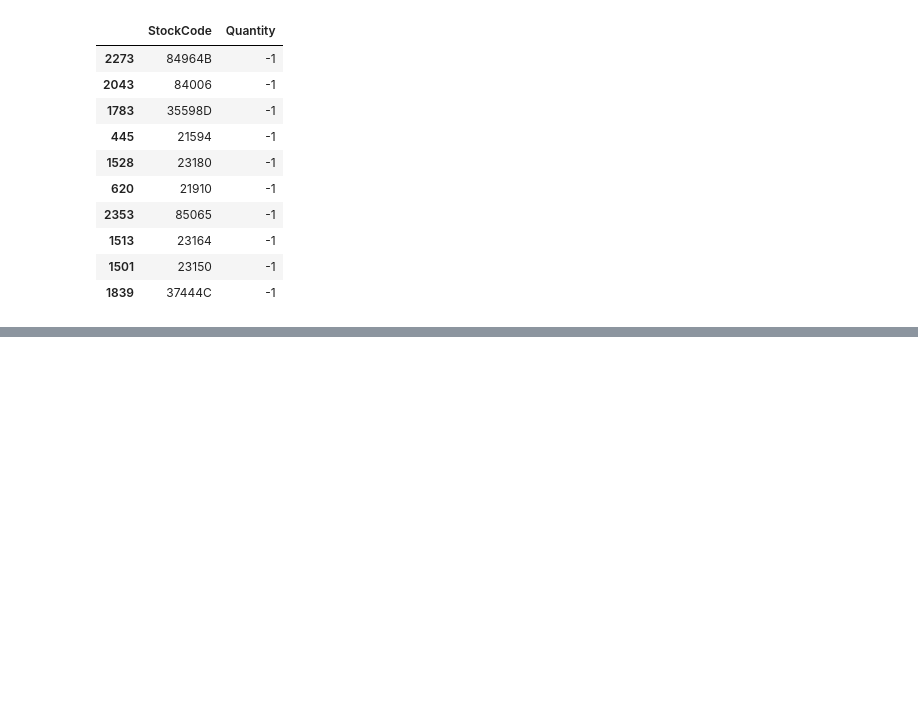
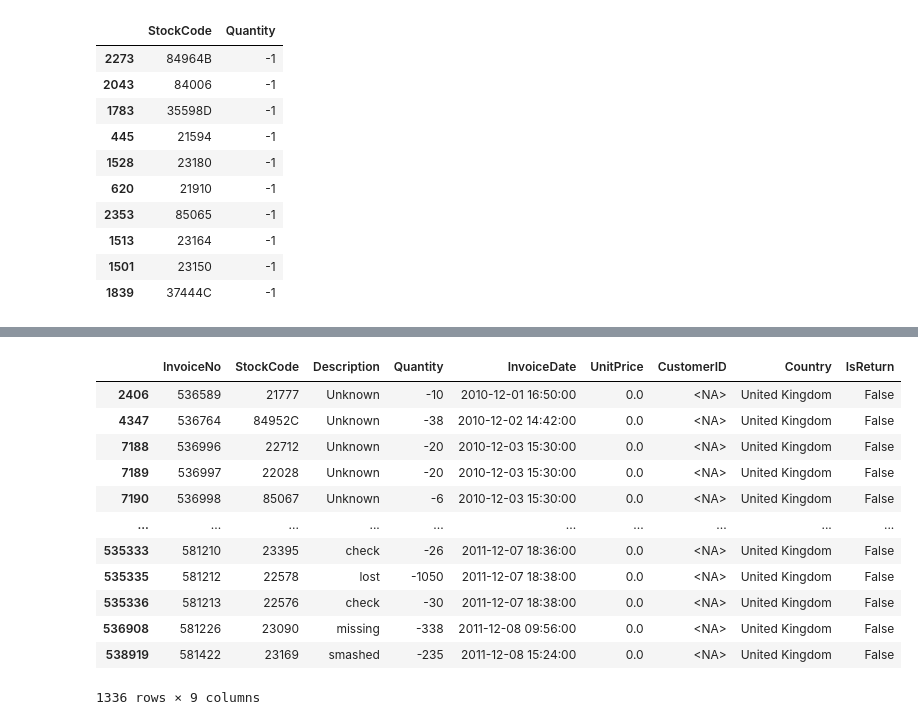
Before and after one commit to zazauserr/Data_Analyst_Pet_Projects, a Jupyter notebook: E-Commerce/project.ipynb, the cells around one changed output, grey strips where cells are left out. Drawn from its saved outputs; the diff is of its cells as text; code cells hidden in the pictures; blank space fills up the shorter version.

```diff
--- a/E-Commerce/project.ipynb
+++ b/E-Commerce/project.ipynb
@@ -178,0 +181,2 @@ df = df[df['UnitPrice'] >= 0]
+# %%
+df.loc[:, 'Description'] = df['Description'].fillna('Unknown')
@@ -178,0 +222,16 @@ df = df[df['UnitPrice'] >= 0]
+# %%
+df[df['Quantity'] < 0]
+# %% [output]
+|  | InvoiceNo | StockCode | Description | Quantity | InvoiceDate | UnitPrice | CustomerID | Country | IsReturn |
+| 2406 | 536589 | 21777 | Unknown | -10 | 2010-12-01 16:50:00 | 0.0 | <NA> | United Kingdom | False |
+| 4347 | 536764 | 84952C | Unknown | -38 | 2010-12-02 14:42:00 | 0.0 | <NA> | United Kingdom | False |
+| 7188 | 536996 | 22712 | Unknown | -20 | 2010-12-03 15:30:00 | 0.0 | <NA> | United Kingdom | False |
+| 7189 | 536997 | 22028 | Unknown | -20 | 2010-12-03 15:30:00 | 0.0 | <NA> | United Kingdom | False |
+| 7190 | 536998 | 85067 | Unknown | -6 | 2010-12-03 15:30:00 | 0.0 | <NA> | United Kingdom | False |
+| ... | ... | ... | ... | ... | ... | ... | ... | ... | ... |
+| 535333 | 581210 | 23395 | check | -26 | 2011-12-07 18:36:00 | 0.0 | <NA> | United Kingdom | False |
+| 535335 | 581212 | 22578 | lost | -1050 | 2011-12-07 18:38:00 | 0.0 | <NA> | United Kingdom | False |
+| 535336 | 581213 | 22576 | check | -30 | 2011-12-07 18:38:00 | 0.0 | <NA> | United Kingdom | False |
+| 536908 | 581226 | 23090 | missing | -338 | 2011-12-08 09:56:00 | 0.0 | <NA> | United Kingdom | False |
+| 538919 | 581422 | 23169 | smashed | -235 | 2011-12-08 15:24:00 | 0.0 | <NA> | United Kingdom | False |
+1336 rows × 9 columns
```
Also changed, not shown: parts of 11 cells of this notebook.
